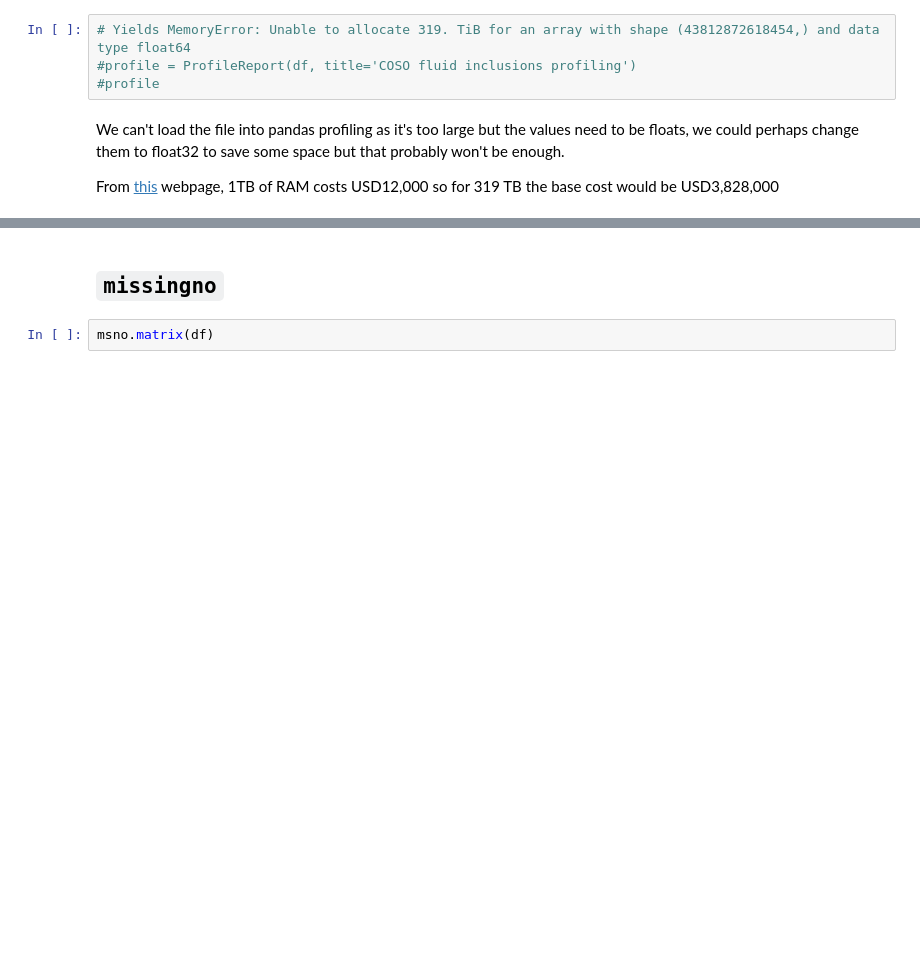
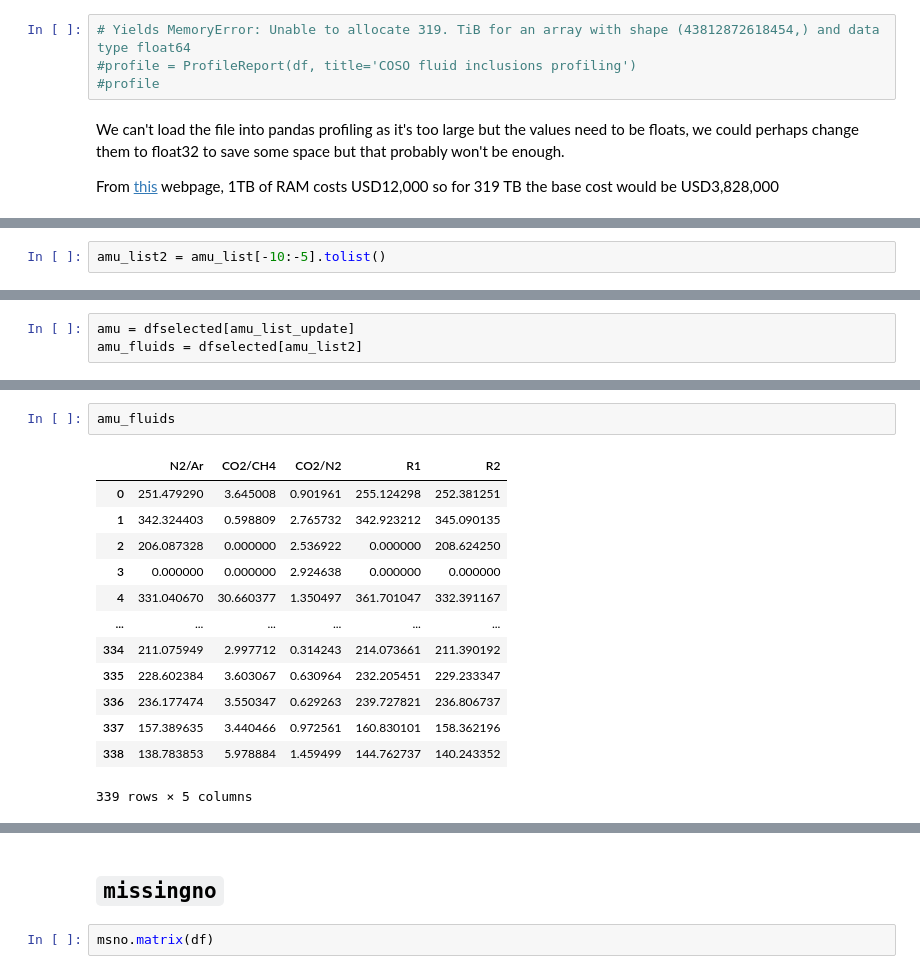
Before and after one commit to dianaceroallard/geothermal_fluidinclusions_wells, a Jupyter notebook: EDA_wip_JZ.ipynb, the cells around one changed output, grey strips where cells are left out. Drawn from its saved outputs; the diff is of its cells as text; blank space fills up the shorter version.

```diff
--- a/EDA_wip_JZ.ipynb
+++ b/EDA_wip_JZ.ipynb
@@ -168,0 +123,2 @@ From [this](https://www.zdnet.com/article/how-much-does-1-5tb-of-ram-cost/) webp
+# %%
+amu_list2 = amu_list[-10:-5].tolist()
@@ -168,0 +127,3 @@ From [this](https://www.zdnet.com/article/how-much-does-1-5tb-of-ram-cost/) webp
+# %%
+amu = dfselected[amu_list_update]
+amu_fluids = dfselected[amu_list2]
@@ -168,0 +146,16 @@ From [this](https://www.zdnet.com/article/how-much-does-1-5tb-of-ram-cost/) webp
+# %%
+amu_fluids
+# %% [output]
+|  | N2/Ar | CO2/CH4 | CO2/N2 | R1 | R2 |
+| 0 | 251.479290 | 3.645008 | 0.901961 | 255.124298 | 252.381251 |
+| 1 | 342.324403 | 0.598809 | 2.765732 | 342.923212 | 345.090135 |
+| 2 | 206.087328 | 0.000000 | 2.536922 | 0.000000 | 208.624250 |
+| 3 | 0.000000 | 0.000000 | 2.924638 | 0.000000 | 0.000000 |
+| 4 | 331.040670 | 30.660377 | 1.350497 | 361.701047 | 332.391167 |
+| ... | ... | ... | ... | ... | ... |
+| 334 | 211.075949 | 2.997712 | 0.314243 | 214.073661 | 211.390192 |
+| 335 | 228.602384 | 3.603067 | 0.630964 | 232.205451 | 229.233347 |
+| 336 | 236.177474 | 3.550347 | 0.629263 | 239.727821 | 236.806737 |
+| 337 | 157.389635 | 3.440466 | 0.972561 | 160.830101 | 158.362196 |
+| 338 | 138.783853 | 5.978884 | 1.459499 | 144.762737 | 140.243352 |
+339 rows × 5 columns
```
Also changed, not shown: parts of 42 cells of this notebook.
